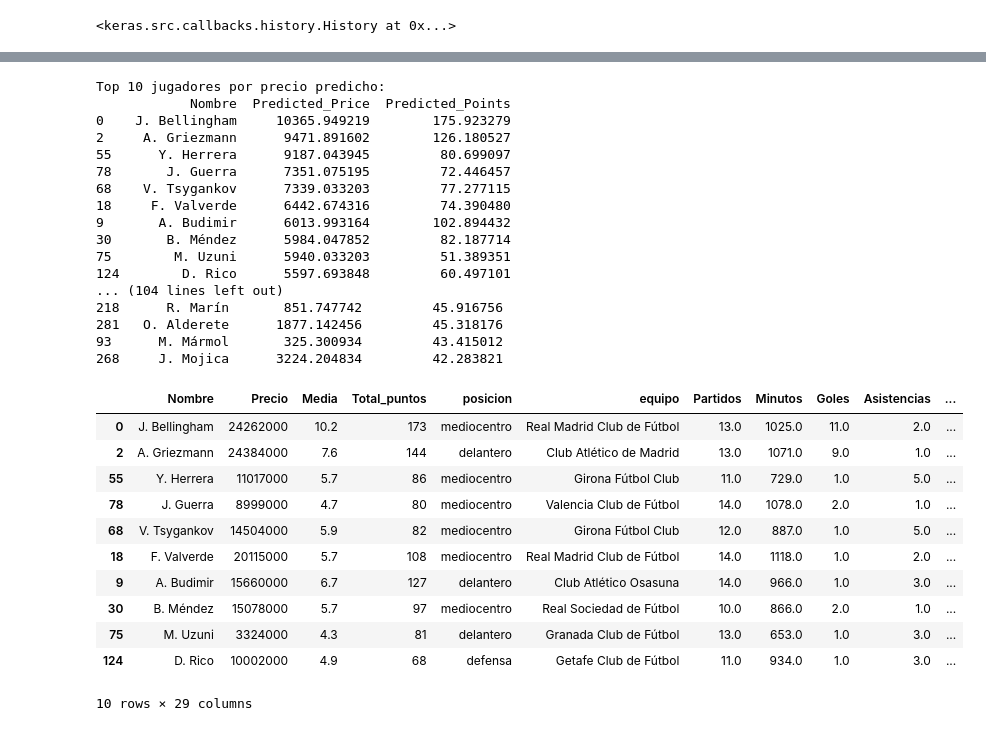
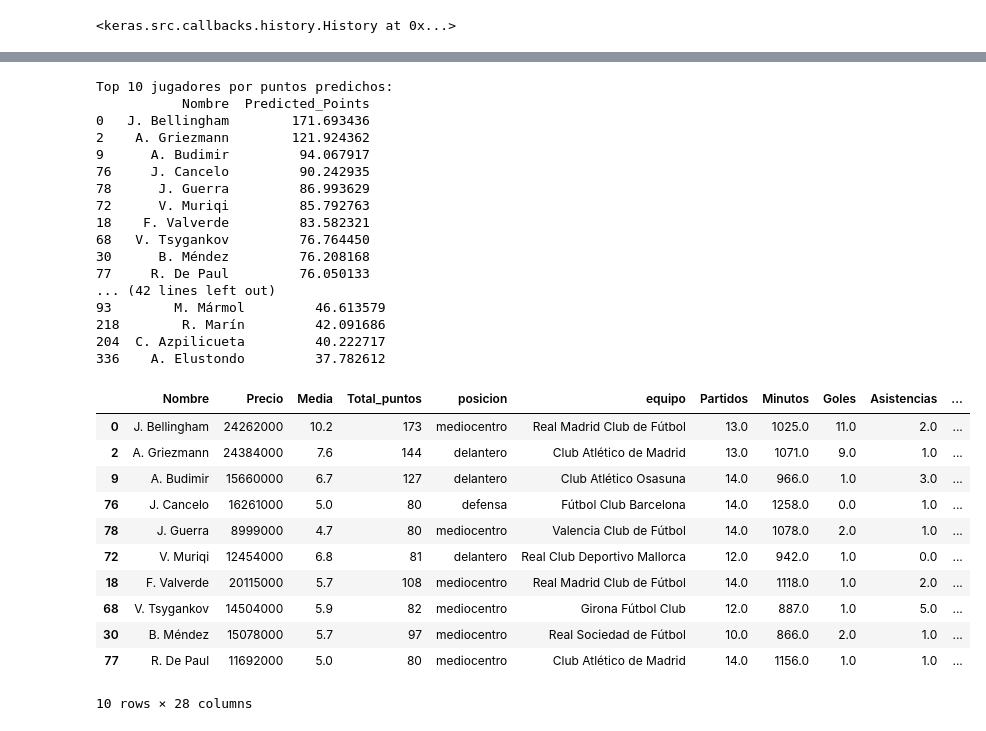
Before and after one commit to jamesyul/Cyber-Football_PCI, a Jupyter notebook: ML/Red Neuronales/ML_Redes Neuronales.ipynb, the cells around one changed output, grey strips where cells are left out. Cells and saved outputs as stored; diff of their text form; code cells hidden in the pictures.

```diff
--- a/ML/Red Neuronales/ML_Redes Neuronales.ipynb
+++ b/ML/Red Neuronales/ML_Redes Neuronales.ipynb
@@ -90,21 +70,19 @@ model_precio.fit(X_train_precio_scaled, y_precio_train, epochs=50, batch_size=32
 # %%
 # Hacer predicciones para puntos y precio
 puntos_predictions = model_puntos.predict(X_test_puntos_scaled).flatten()
-precio_predictions = model_precio.predict(X_test_precio_scaled).flatten()
 
 # Crear un DataFrame con las predicciones y el índice original
 predictions_df = pd.DataFrame({
     'Predicted_Points': puntos_predictions,
-    'Predicted_Price': precio_predictions
 }, index=X_test_puntos.index)
 
 # Unir las predicciones con el DataFrame original usando el índice
 df_with_predictions = df.join(predictions_df, how='inner')
 
 # Ordenar el DataFrame de forma descendente por precio predicho y puntos predichos
-df_sorted = df_with_predictions.sort_values(by=['Predicted_Price', 'Predicted_Points'], ascending=False)
+df_sorted = df_with_predictions.sort_values(by=['Predicted_Points'], ascending=False)
 
 # Impresión de la lista de jugadores ordenados por mayor precio y puntos predichos
 print("Lista de jugadores ordenados por mayor precio y puntos predichos:")
-print(df_sorted[['Nombre', 'Predicted_Price', 'Predicted_Points']])
+print(df_sorted[['Nombre', 'Predicted_Points']])
 # %% [output]
@@ -193,66 +150,58 @@ top_10_precio_Defensa.to_csv('top_10_precio_defensas_predictions.csv', index=Fal
 top_10_puntos_Defensa.to_csv('top_10_puntos_defensa_predictions.csv', index=False)
 # %%
 # Mostrar los DataFrames creados
-print("Top 10 jugadores por precio predicho:")
-print(top_10_precio[['Nombre', 'Predicted_Price', 'Predicted_Points']])
 
 print("Top 10 jugadores por puntos predichos:")
-print(top_10_puntos[['Nombre', 'Predicted_Price', 'Predicted_Points']])
-
-print("\nTop 10 delanteros por precio predicho:")
-print(top_10_precio_Delanteros[['Nombre', 'Predicted_Price', 'Predicted_Points']])
+print(top_10_puntos[['Nombre', 'Predicted_Points']])
 
 print("Top 10 delanteros por puntos predichos:")
-print(top_10_puntos_Delanteros[['Nombre', 'Predicted_Price', 'Predicted_Points']])
+print(top_10_puntos_Delanteros[['Nombre', 'Predicted_Points']])
 
-print("\nTop 10 mediocentros por precio predicho:")
-print(top_10_precio_Mediocentro[['Nombre', 'Predicted_Price', 'Predicted_Points']])
+
 
 print("Top 10 mediocentros por puntos predichos:")
-print(top_10_puntos_Mediocentro[['Nombre', 'Predicted_Price', 'Predicted_Points']])
+print(top_10_puntos_Mediocentro[['Nombre', 'Predicted_Points']])
 
-print("\nTop 10 porteros por precio predicho:")
-print(top_10_precio_Portero[['Nombre', 'Predicted_Price', 'Predicted_Points']])
+
 
 print("Top 10 porteros por puntos predichos:")
-print(top_10_puntos_Portero[['Nombre', 'Predicted_Price', 'Predicted_Points']])
+print(top_10_puntos_Portero[['Nombre', 'Predicted_Points']])
 
-print("\nTop 10 defensas por precio predicho:")
-print(top_10_precio_Defensa[['Nombre', 'Predicted_Price', 'Predicted_Points']])
+
 
 print("Top 10 defensas por puntos predichos:")
-print(top_10_puntos_Defensa[['Nombre', 'Predicted_Price', 'Predicted_Points']])
+print(top_10_puntos_Defensa[['Nombre',  'Predicted_Points']])
 # %% [output]
-Top 10 jugadores por precio predicho:
-            Nombre  Predicted_Price  Predicted_Points
-0    J. Bellingham     10365.949219        175.923279
-2     A. Griezmann      9471.891602        126.180527
-55      Y. Herrera      9187.043945         80.699097
-78       J. Guerra      7351.075195         72.446457
-68    V. Tsygankov      7339.033203         77.277115
-18     F. Valverde      6442.674316         74.390480
-9       A. Budimir      6013.993164        102.894432
-30       B. Méndez      5984.047852         82.187714
-75        M. Uzuni      5940.033203         51.389351
-124        D. Rico      5597.693848         60.497101
-... (104 lines left out)
-218      R. Marín       851.747742         45.916756
-281   O. Alderete      1877.142456         45.318176
-93      M. Mármol       325.300934         43.415012
-268     J. Mojica      3224.204834         42.283821
+Top 10 jugadores por puntos predichos:
+           Nombre  Predicted_Points
+0   J. Bellingham        171.693436
+2    A. Griezmann        121.924362
+9      A. Budimir         94.067917
+76     J. Cancelo         90.242935
+78      J. Guerra         86.993629
+72      V. Muriqi         85.792763
+18    F. Valverde         83.582321
+68   V. Tsygankov         76.764450
+30      B. Méndez         76.208168
+77     R. De Paul         76.050133
+... (42 lines left out)
+93        M. Mármol         46.613579
+218        R. Marín         42.091686
+204  C. Azpilicueta         40.222717
+336    A. Elustondo         37.782612
 # %%
-top_10_precio
+top_10_puntos
 # %% [output]
 |  | Nombre | Precio | Media | Total_puntos | posicion | equipo | Partidos | Minutos | Goles | Asistencias | ... |
 | 0 | J. Bellingham | 24262000 | 10.2 | 173 | mediocentro | Real Madrid Club de Fútbol | 13.0 | 1025.0 | 11.0 | 2.0 | ... |
 | 2 | A. Griezmann | 24384000 | 7.6 | 144 | delantero | Club Atlético de Madrid | 13.0 | 1071.0 | 9.0 | 1.0 | ... |
-| 55 | Y. Herrera | 11017000 | 5.7 | 86 | mediocentro | Girona Fútbol Club | 11.0 | 729.0 | 1.0 | 5.0 | ... |
+| 9 | A. Budimir | 15660000 | 6.7 | 127 | delantero | Club Atlético Osasuna | 14.0 | 966.0 | 1.0 | 3.0 | ... |
+| 76 | J. Cancelo | 16261000 | 5.0 | 80 | defensa | Fútbol Club Barcelona | 14.0 | 1258.0 | 0.0 | 1.0 | ... |
 | 78 | J. Guerra | 8999000 | 4.7 | 80 | mediocentro | Valencia Club de Fútbol | 14.0 | 1078.0 | 2.0 | 1.0 | ... |
+| 72 | V. Muriqi | 12454000 | 6.8 | 81 | delantero | Real Club Deportivo Mallorca | 12.0 | 942.0 | 1.0 | 0.0 | ... |
+| 18 | F. Valverde | 20115000 | 5.7 | 108 | mediocentro | Real Madrid Club de Fútbol | 14.0 | 1118.0 | 1.0 | 2.0 | ... |
 | 68 | V. Tsygankov | 14504000 | 5.9 | 82 | mediocentro | Girona Fútbol Club | 12.0 | 887.0 | 1.0 | 5.0 | ... |
-| 18 | F. Valverde | 20115000 | 5.7 | 108 | mediocentro | Real Madrid Club de Fútbol | 14.0 | 1118.0 | 1.0 | 2.0 | ... |
-| 9 | A. Budimir | 15660000 | 6.7 | 127 | delantero | Club Atlético Osasuna | 14.0 | 966.0 | 1.0 | 3.0 | ... |
 | 30 | B. Méndez | 15078000 | 5.7 | 97 | mediocentro | Real Sociedad de Fútbol | 10.0 | 866.0 | 2.0 | 1.0 | ... |
-| 75 | M. Uzuni | 3324000 | 4.3 | 81 | delantero | Granada Club de Fútbol | 13.0 | 653.0 | 1.0 | 3.0 | ... |
-| 124 | D. Rico | 10002000 | 4.9 | 68 | defensa | Getafe Club de Fútbol | 11.0 | 934.0 | 1.0 | 3.0 | ... |
+| 77 | R. De Paul | 11692000 | 5.0 | 80 | mediocentro | Club Atlético de Madrid | 14.0 | 1156.0 | 1.0 | 1.0 | ... |
-10 rows × 29 columns
+10 rows × 28 columns
 # %%
```
Also changed, not shown: parts of 11 cells of this notebook, 8 other files.
